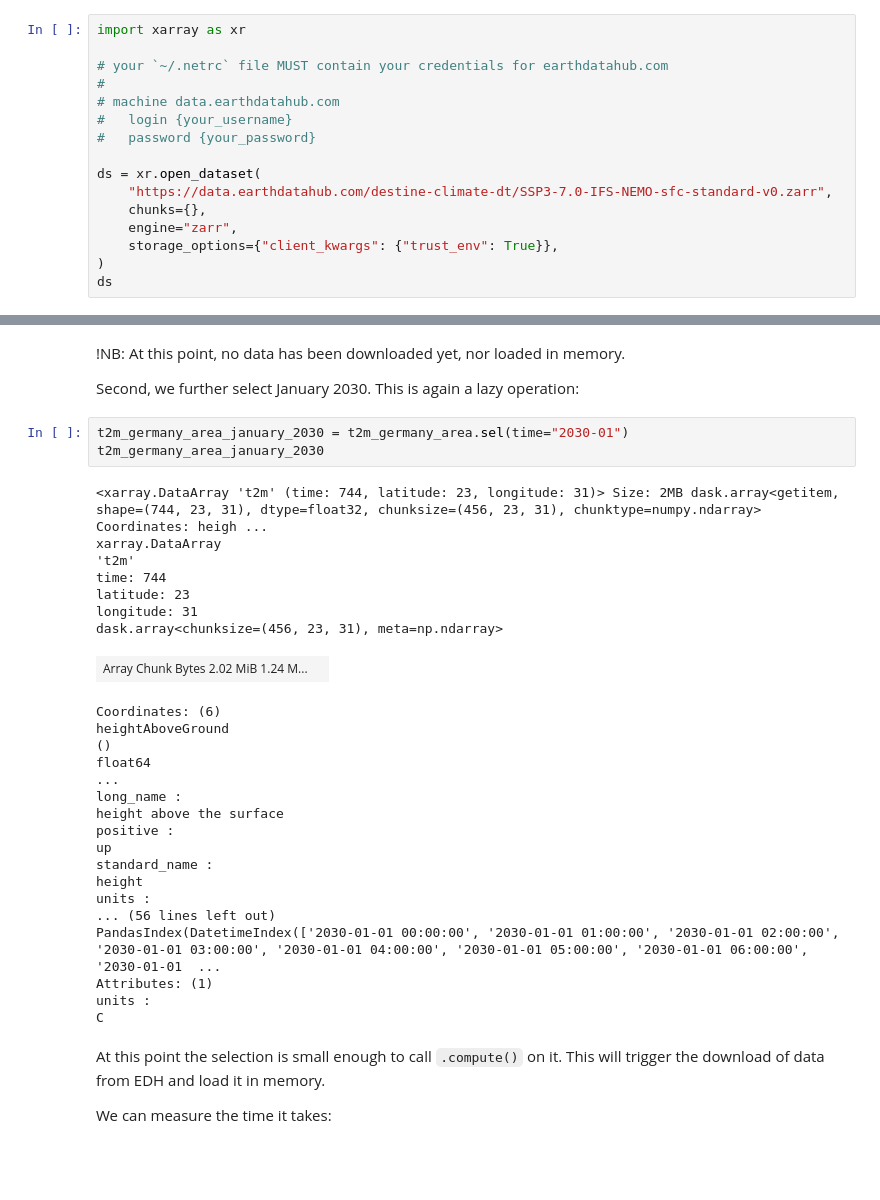
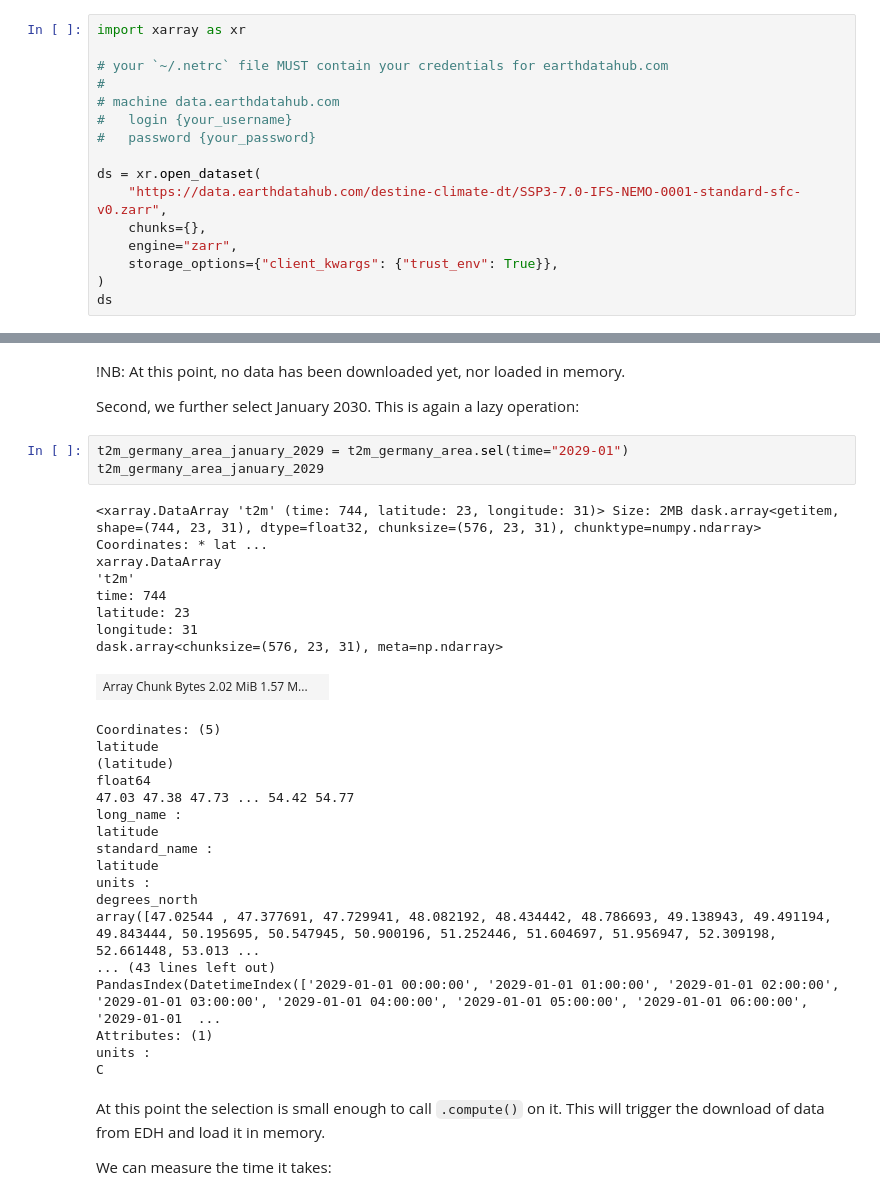
Before and after one commit to bopen/earthdatahub-notebooks, a Jupyter notebook: use-cases/tutorial-destine-climate-dt-sfc.ipynb, the cells around one changed output, grey strips where cells are left out. Drawn from its saved outputs; the diff is of its cells as text; blank space fills up the shorter version.

```diff
--- a/use-cases/tutorial-destine-climate-dt-sfc.ipynb
+++ b/use-cases/tutorial-destine-climate-dt-sfc.ipynb
@@ -33,7 +33,7 @@ import xarray as xr
 #   password {your_password}
 
 ds = xr.open_dataset(
-    "https://data.earthdatahub.com/destine-climate-dt/SSP3-7.0-IFS-NEMO-sfc-standard-v0.zarr",
+    "https://data.earthdatahub.com/destine-climate-dt/SSP3-7.0-IFS-NEMO-0001-standard-sfc-v0.zarr",
     chunks={},
     engine="zarr",
     storage_options={"client_kwargs": {"trust_env": True}},
@@ -108,31 +108,31 @@ C
 
 Second, we further select January 2030. This is again a lazy operation:
 # %%
-t2m_germany_area_january_2030 = t2m_germany_area.sel(time="2030-01")
-t2m_germany_area_january_2030
+t2m_germany_area_january_2029 = t2m_germany_area.sel(time="2029-01")
+t2m_germany_area_january_2029
 # %% [output]
-<xarray.DataArray 't2m' (time: 744, latitude: 23, longitude: 31)> Size: 2MB dask.array<getitem, shape=(744, 23, 31), dtype=float32, chunksize=(456, 23, 31), chunktype=numpy.ndarray> Coordinates: heigh ...
+<xarray.DataArray 't2m' (time: 744, latitude: 23, longitude: 31)> Size: 2MB dask.array<getitem, shape=(744, 23, 31), dtype=float32, chunksize=(576, 23, 31), chunktype=numpy.ndarray> Coordinates: * lat ...
 xarray.DataArray
 't2m'
 time: 744
 latitude: 23
 longitude: 31
-dask.array<chunksize=(456, 23, 31), meta=np.ndarray>
+dask.array<chunksize=(576, 23, 31), meta=np.ndarray>
-| Array Chunk Bytes 2.02 MiB 1.24 M... |  |
+| Array Chunk Bytes 2.02 MiB 1.57 M... |  |
-Coordinates: (6)
-heightAboveGround
-()
+Coordinates: (5)
+latitude
+(latitude)
 float64
-...
+47.03 47.38 47.73 ... 54.42 54.77
 long_name :
-height above the surface
-positive :
-up
+latitude
 standard_name :
-height
+latitude
 units :
-... (56 lines left out)
-PandasIndex(DatetimeIndex(['2030-01-01 00:00:00', '2030-01-01 01:00:00', '2030-01-01 02:00:00', '2030-01-01 03:00:00', '2030-01-01 04:00:00', '2030-01-01 05:00:00', '2030-01-01 06:00:00', '2030-01-01  ...
+degrees_north
+array([47.02544 , 47.377691, 47.729941, 48.082192, 48.434442, 48.786693, 49.138943, 49.491194, 49.843444, 50.195695, 50.547945, 50.900196, 51.252446, 51.604697, 51.956947, 52.309198, 52.661448, 53.013 ...
+... (43 lines left out)
+PandasIndex(DatetimeIndex(['2029-01-01 00:00:00', '2029-01-01 01:00:00', '2029-01-01 02:00:00', '2029-01-01 03:00:00', '2029-01-01 04:00:00', '2029-01-01 05:00:00', '2029-01-01 06:00:00', '2029-01-01  ...
 Attributes: (1)
 units :
 C
```
Also changed, not shown: parts of 16 cells of this notebook, 2 other files.
